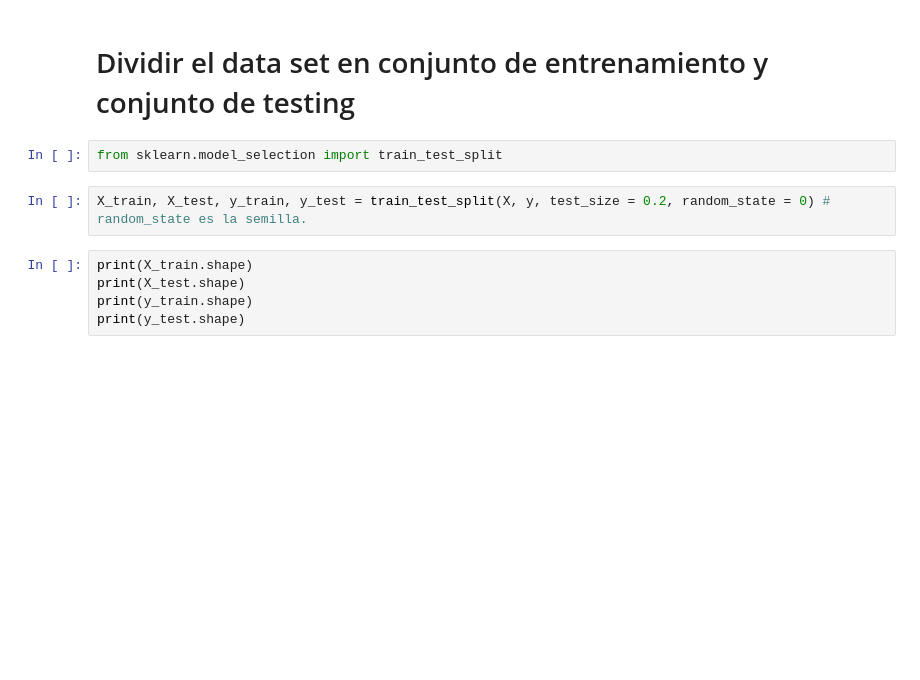
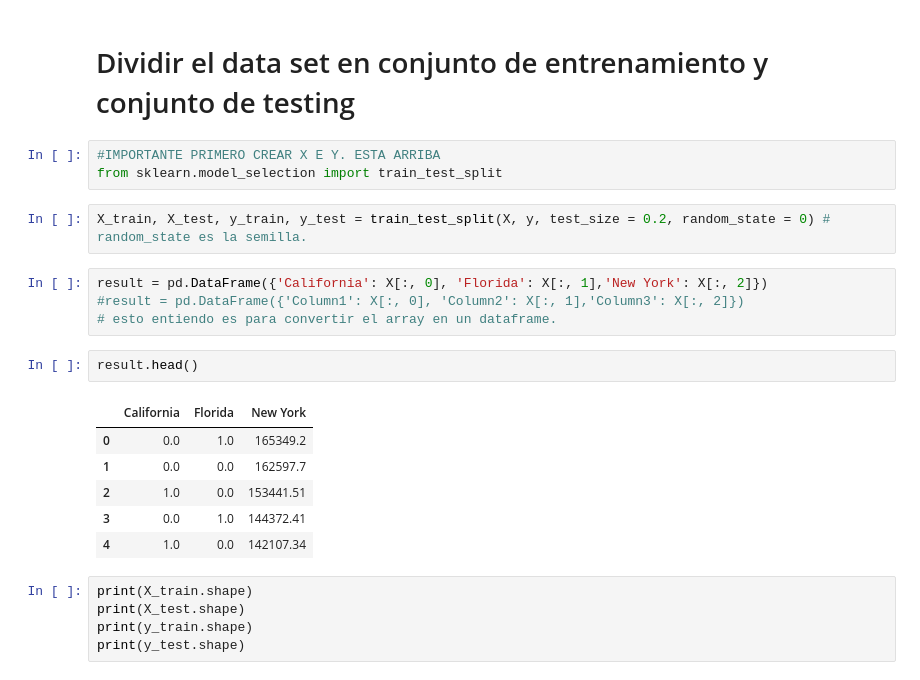
Before and after one commit to pacomm5/Plantillas, a Jupyter notebook: Regresion Lineal Multiple.ipynb, the cells around one changed output. Cells and saved outputs as stored; diff of their text form; blank space fills up the shorter version.

```diff
--- a/Regresion Lineal Multiple.ipynb
+++ b/Regresion Lineal Multiple.ipynb
@@ -295,10 +206,24 @@ array([[0.0, 1.0, 165349.2, 136897.8, 471784.1],
        [0.0, 0.0, 0.0, 116983.8, 45173.06]], dtype=object)
 # %% [markdown]
 # Dividir el data set en conjunto de entrenamiento y conjunto de testing
-# %%
-from sklearn.model_selection import train_test_split
+# %%
+#IMPORTANTE PRIMERO CREAR X E Y. ESTA ARRIBA
+from sklearn.model_selection import train_test_split
 # %%
 X_train, X_test, y_train, y_test = train_test_split(X, y, test_size = 0.2, random_state = 0) # random_state es la semilla.
+# %%
+result = pd.DataFrame({'California': X[:, 0], 'Florida': X[:, 1],'New York': X[:, 2]})
+#result = pd.DataFrame({'Column1': X[:, 0], 'Column2': X[:, 1],'Column3': X[:, 2]})
+# esto entiendo es para convertir el array en un dataframe.
+# %%
+result.head()
+# %% [output]
+|  | California | Florida | New York |
+| 0 | 0.0 | 1.0 | 165349.2 |
+| 1 | 0.0 | 0.0 | 162597.7 |
+| 2 | 1.0 | 0.0 | 153441.51 |
+| 3 | 0.0 | 1.0 | 144372.41 |
+| 4 | 1.0 | 0.0 | 142107.34 |
 # %%
 print(X_train.shape)
 print(X_test.shape)
```
Also changed, not shown: parts of 50 cells of this notebook.
